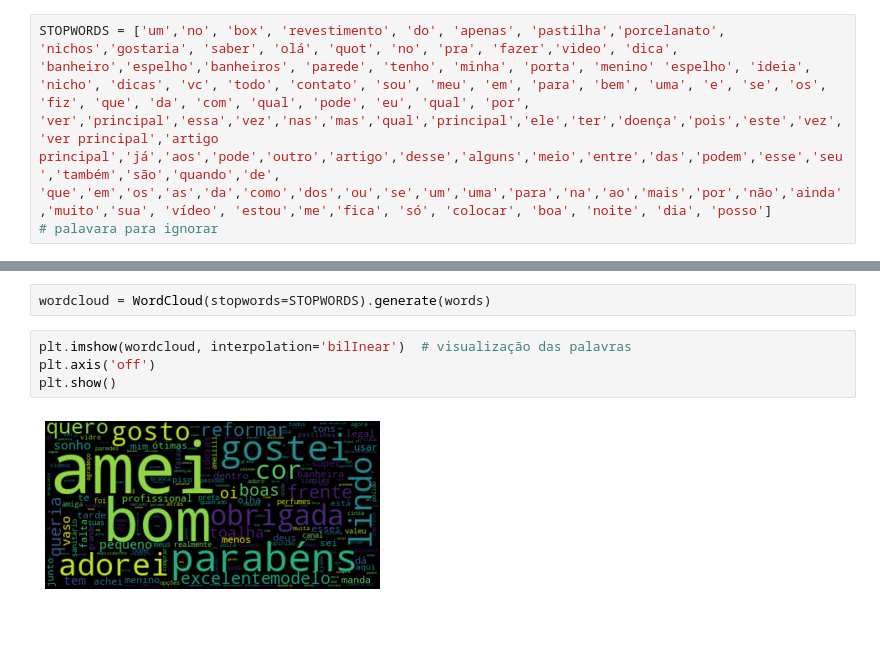
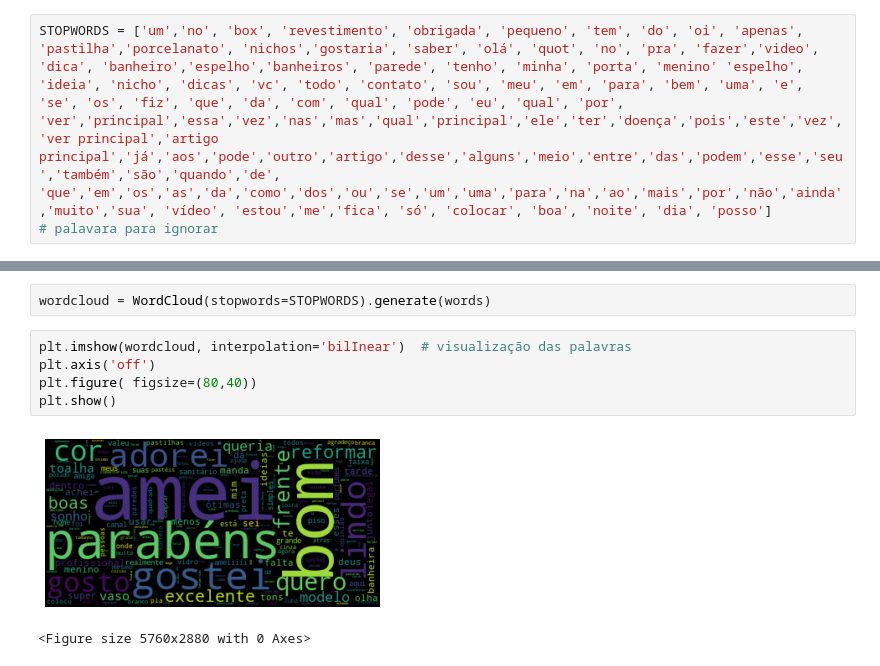
Before and after one commit to NahLima/-WordCloud, a Jupyter notebook: NuvemCommentsYouTube.ipynb, the cells around one changed output, grey strips where cells are left out. Cells and saved outputs as stored; diff of their text form; blank space fills up the shorter version.

```diff
--- a/NuvemCommentsYouTube.ipynb
+++ b/NuvemCommentsYouTube.ipynb
@@ -23,7 +23,7 @@ data.head() # saida do arquivo
 # %%
 text = data.Comentários.str.lower().tolist()  # cria uma lista apenas com os comentários
 # %%
-STOPWORDS = ['um','no', 'box', 'revestimento', 'do', 'apenas', 'pastilha','porcelanato', 'nichos','gostaria', 'saber', 'olá', 'quot', 'no', 'pra', 'fazer','video', 'dica', 'banheiro','espelho','banheiros', 'parede', 'tenho', 'minha', 'porta', 'menino' 'espelho', 'ideia', 'nicho', 'dicas', 'vc', 'todo', 'contato', 'sou', 'meu', 'em', 'para', 'bem', 'uma', 'e', 'se', 'os', 'fiz', 'que', 'da', 'com', 'qual', 'pode', 'eu', 'qual', 'por', 'ver','principal','essa','vez','nas','mas','qual','principal','ele','ter','doença','pois','este','vez','ver principal','artigo principal','já','aos','pode','outro','artigo','desse','alguns','meio','entre','das','podem','esse','seu','também','são','quando','de', 'que','em','os','as','da','como','dos','ou','se','um','uma','para','na','ao','mais','por','não','ainda','muito','sua', 'vídeo', 'estou','me','fica', 'só', 'colocar', 'boa', 'noite', 'dia', 'posso']
+STOPWORDS = ['um','no', 'box', 'revestimento', 'obrigada', 'pequeno', 'tem', 'do', 'oi', 'apenas', 'pastilha','porcelanato', 'nichos','gostaria', 'saber', 'olá', 'quot', 'no', 'pra', 'fazer','video', 'dica', 'banheiro','espelho','banheiros', 'parede', 'tenho', 'minha', 'porta', 'menino' 'espelho', 'ideia', 'nicho', 'dicas', 'vc', 'todo', 'contato', 'sou', 'meu', 'em', 'para', 'bem', 'uma', 'e', 'se', 'os', 'fiz', 'que', 'da', 'com', 'qual', 'pode', 'eu', 'qual', 'por', 'ver','principal','essa','vez','nas','mas','qual','principal','ele','ter','doença','pois','este','vez','ver principal','artigo principal','já','aos','pode','outro','artigo','desse','alguns','meio','entre','das','podem','esse','seu','também','são','quando','de', 'que','em','os','as','da','como','dos','ou','se','um','uma','para','na','ao','mais','por','não','ainda','muito','sua', 'vídeo', 'estou','me','fica', 'só', 'colocar', 'boa', 'noite', 'dia', 'posso']
 # palavara para ignorar
 # %%
 words = ' '.join(text) # cria uma blocão de palavras
@@ -32,6 +32,8 @@ wordcloud = WordCloud(stopwords=STOPWORDS).generate(words)
 # %%
 plt.imshow(wordcloud, interpolation='bilInear')  # visualização das palavras
 plt.axis('off')
+plt.figure( figsize=(80,40))
 plt.show()
 # %% [output]
-[figure, old version]
+[figure, new version]
+<Figure size 5760x2880 with 0 Axes>
```
Also changed, not shown: parts of 1 cell of this notebook.
